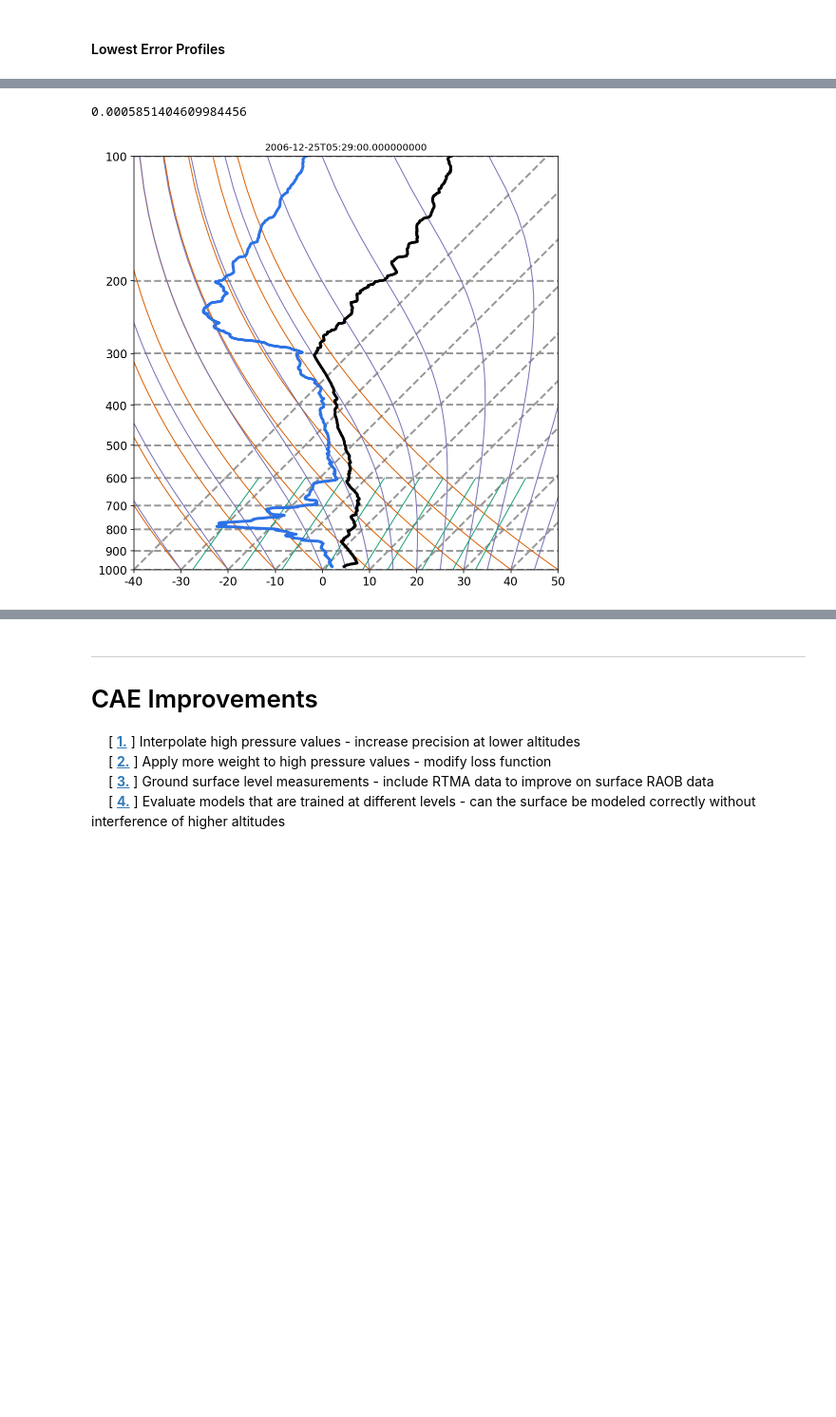
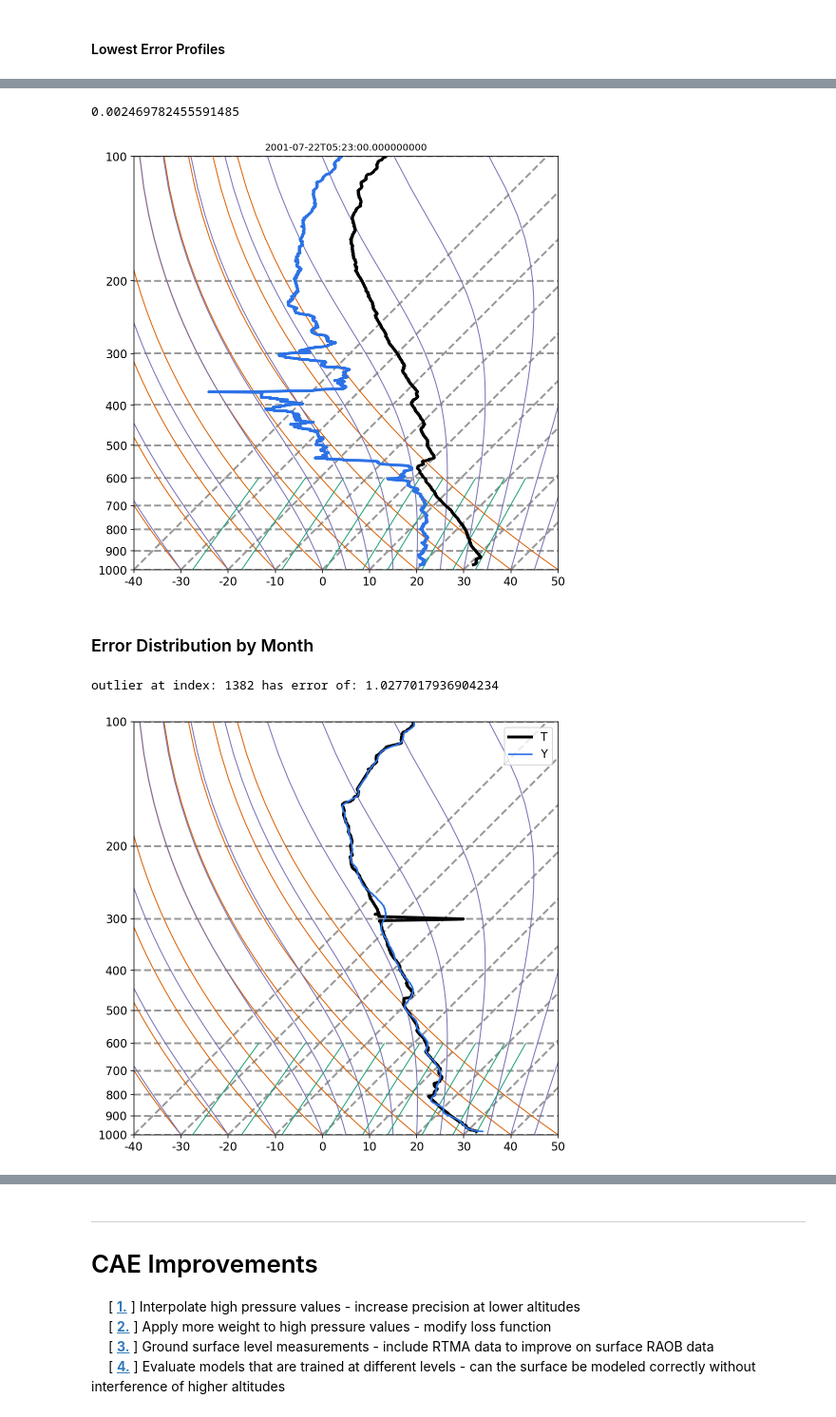
Before and after one commit to stockeh/cira-ml-soundings, a Jupyter notebook: notebooks/arm-sgp-lamont-ok.ipynb, the cells around one changed output, grey strips where cells are left out. Shown at 95% size. Saved outputs shown, nothing was run; the diff lists cells and outputs as text; code cells hidden in the pictures; blank space fills up the shorter version.

```diff
--- a/notebooks/arm-sgp-lamont-ok.ipynb
+++ b/notebooks/arm-sgp-lamont-ok.ipynb
@@ -536,7 +540,7 @@ array(['/s/chopin/l/grad/stock/data/soundings/raobs/arm-sgp/2001/sgpsondewnpnC1.
 # %%
 # Xtest[lowest_err_ind[nth], :, PRESSURE] ... to use test values
 
-nth = 1
+nth = 8
 print(surface_err[lowest_err_ind[nth]])
 xar = xr.open_dataset(lowest_err_files[nth])
 
@@ -548,5 +552,7 @@ sounding_dict_for_metpy[radiosonde_utils.DEWPOINT_COLUMN_KEY] = xar.dp.values
 radiosonde_plotting.plot_sounding(sounding_dict_for_metpy, title_string=xar.base_time.values)
 plt.show(); xar.close()
 # %% [output]
-0.0005851404609984456
+0.002469782455591485
-[figure, old version]
+[figure, new version]
+# %% [markdown]
+### Error Distribution by Month
@@ -552,0 +582,9 @@ plt.show(); xar.close()
+# %%
+ind = np.abs(total_rmse_l - total_rmse_l.max()).argmin()
+print(f'outlier at index: {ind} has error of: {total_rmse_l[ind]}')
+# %% [output]
+outlier at index: 1382 has error of: 1.0277017936904234
+# %%
+plot_results(nnet, Xtest, Ttest, 1382, loss=False) #11, 17
+# %% [output]
+[figure, added]
```
Also changed, not shown: parts of 14 cells of this notebook, 1 other file.
